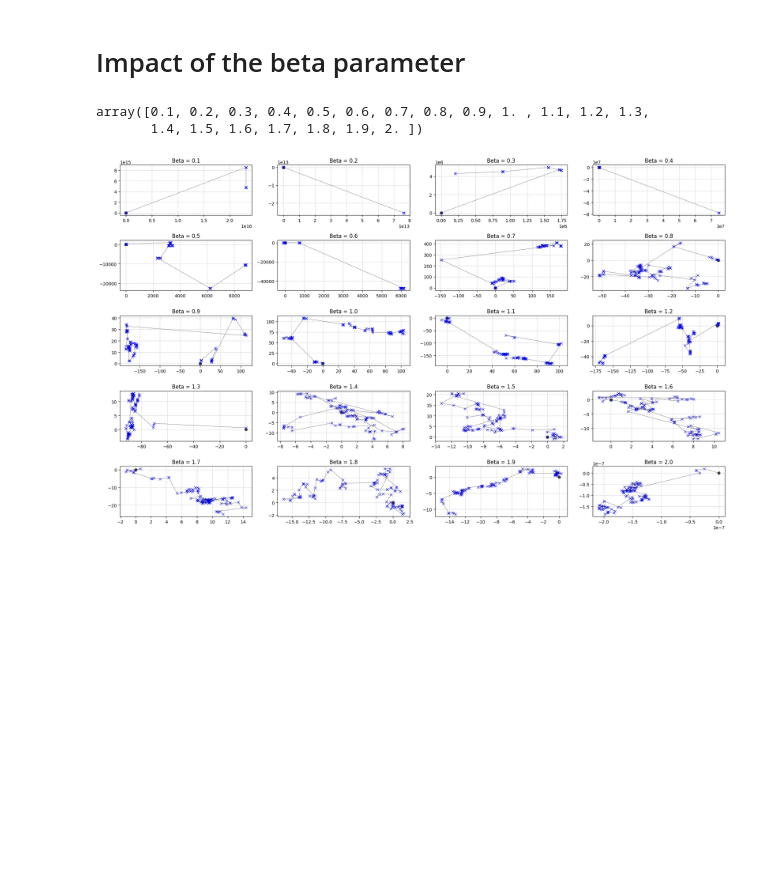
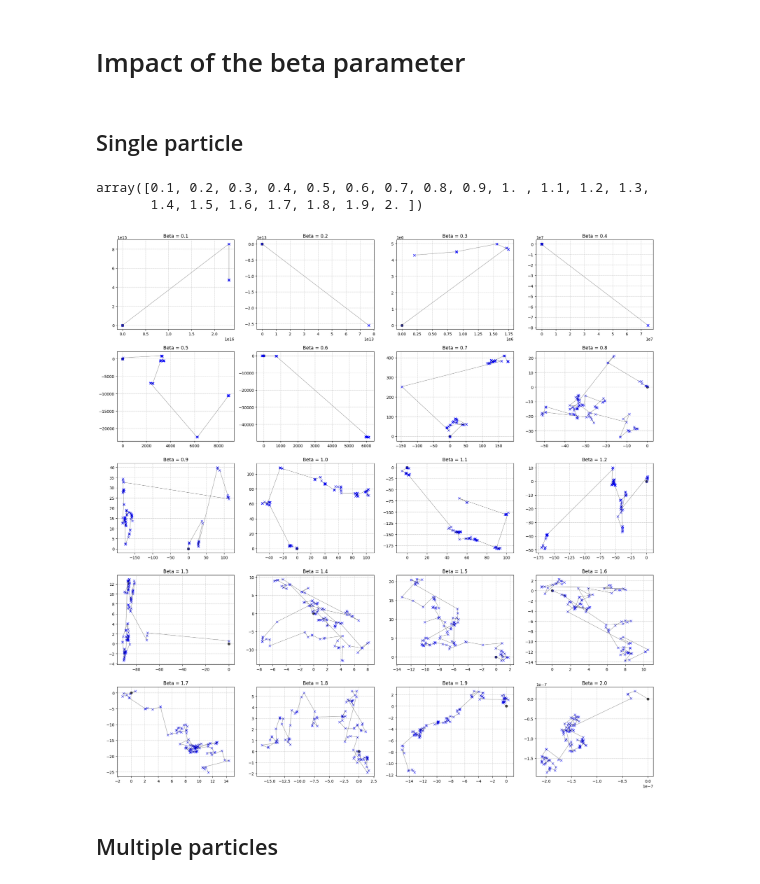
Before and after one commit to hellsdeur/nio-assignments, a Jupyter notebook: notebooks/atividade05-levy.ipynb, the cells around one changed output. Drawn from its saved outputs; the diff is of its cells as text; code cells hidden in the pictures; blank space fills up the shorter version.

```diff
--- a/notebooks/atividade05-levy.ipynb
+++ b/notebooks/atividade05-levy.ipynb
@@ -191,6 +192,8 @@ levy.plot()
 [figure]
 # %% [markdown]
 # Impact of the beta parameter
+# %% [markdown]
+## Single particle
 # %%
 betas = np.linspace(0.1, 2, 20)
 betas
@@ -198,21 +201,23 @@ betas
 array([0.1, 0.2, 0.3, 0.4, 0.5, 0.6, 0.7, 0.8, 0.9, 1. , 1.1, 1.2, 1.3,
        1.4, 1.5, 1.6, 1.7, 1.8, 1.9, 2. ])
 # %%
-fig, ax = plt.subplots(5, 4, figsize=(20, 12))
+fig, ax = plt.subplots(5, 4, figsize=(20, 20))
 
 for i, beta in enumerate(betas):
     levy = Levy(beta=beta)
     levy.generate(n_steps=100)
     row = i // 4
     col = i % 4
     ax[row, col].set_title(f"Beta = {beta:.1f}")
     for j, p in enumerate(levy.points):
         if j == 0:
             ax[row, col].plot(p.x, p.y, 'o', color="black", alpha=0.7)
         else:
             ax[row, col].plot(p.x, p.y, 'x', color="blue", alpha=0.7)
             ax[row, col].plot([levy.points[j-1].x, p.x], [levy.points[j-1].y, p.y], color="black", alpha=0.7, linewidth=0.5)
     ax[row, col].grid(True, which='both', linestyle='--', linewidth=0.5)
 plt.tight_layout()
 # %% [output]
-[figure, old version]
+[figure, new version]
+# %% [markdown]
+## Multiple particles
```
Also changed, not shown: parts of 7 cells of this notebook.
